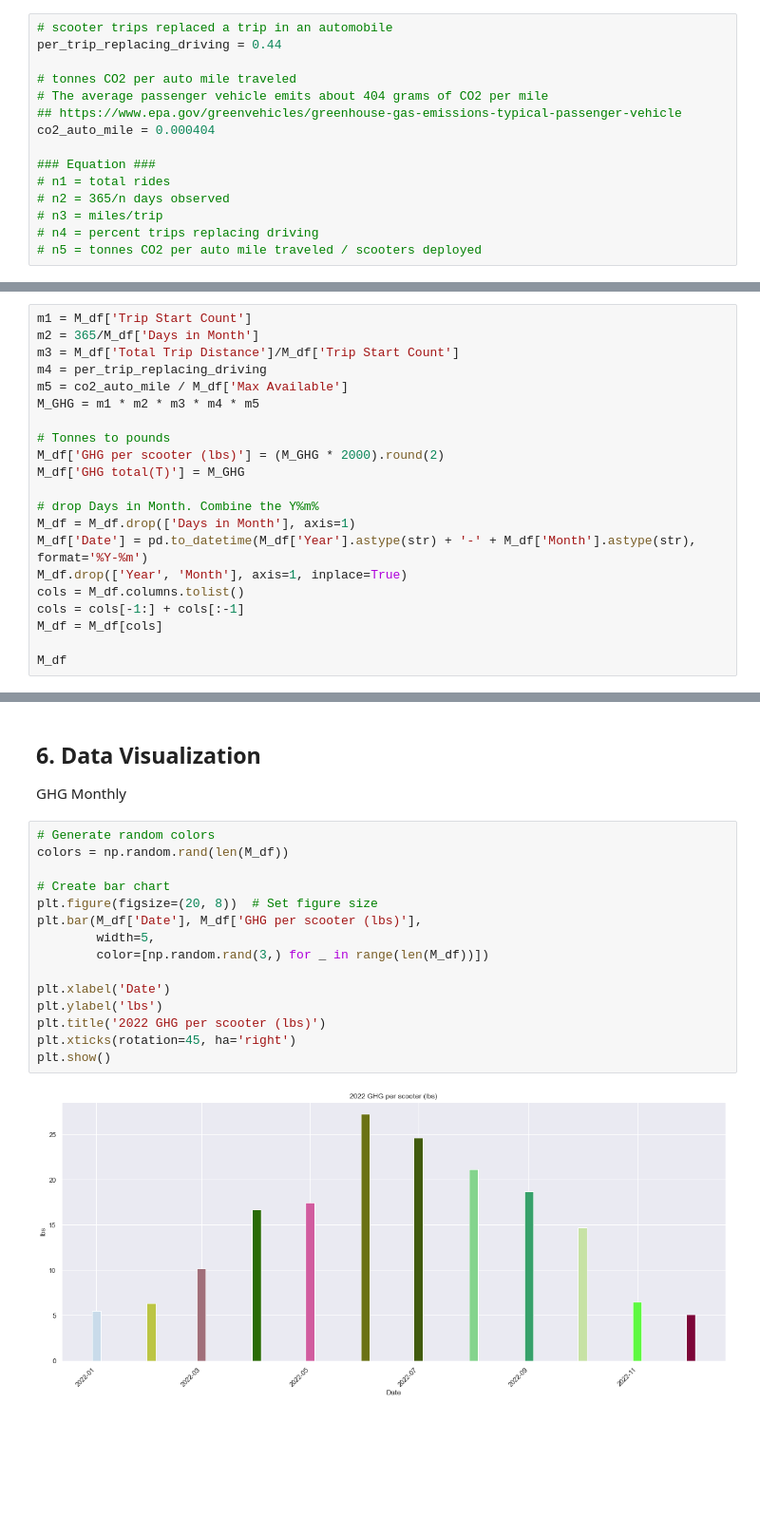
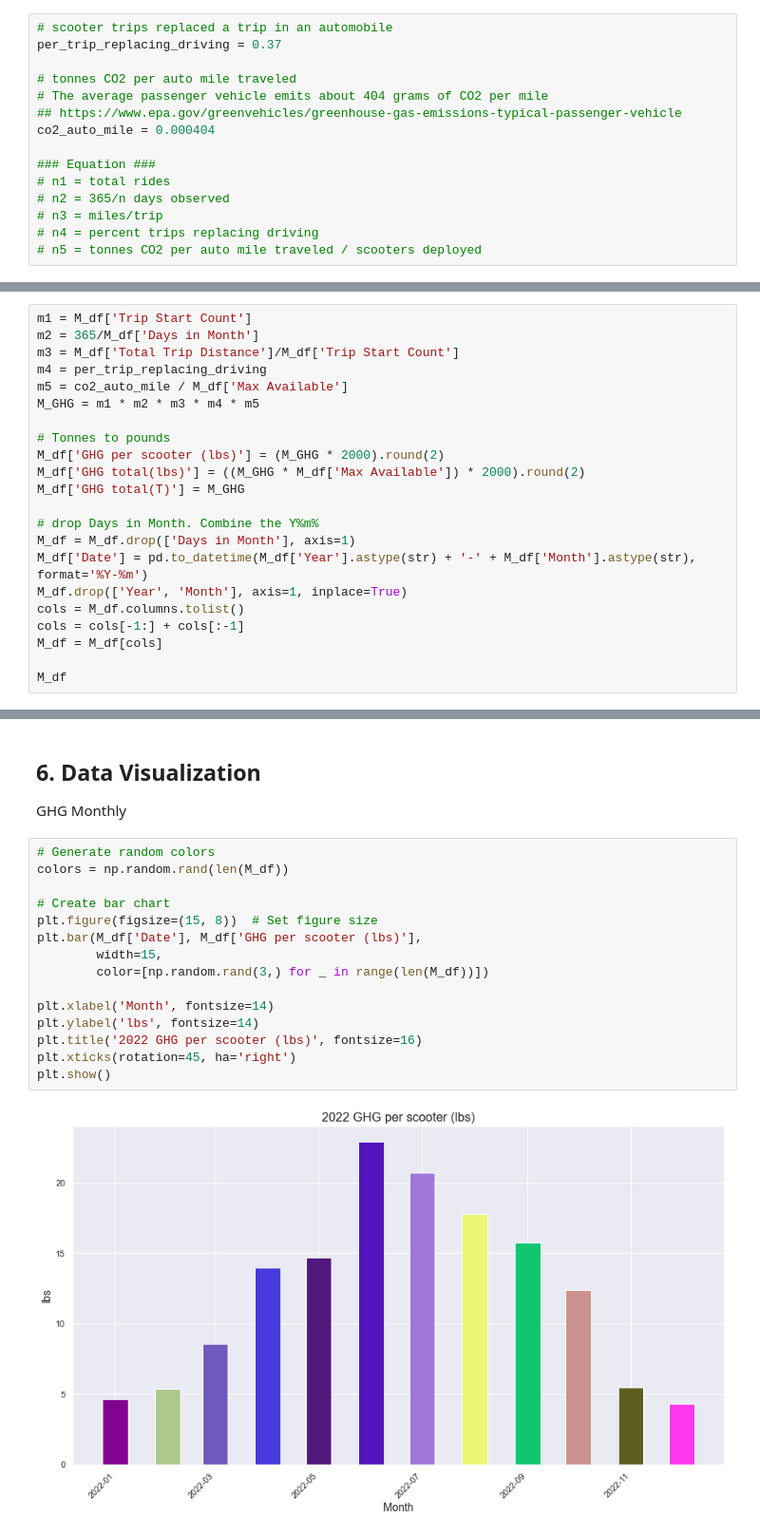
Before and after one commit to khdizon/MicroMobility-Project-KD, a Jupyter notebook: RideReport_Script.ipynb, the cells around one changed output, grey strips where cells are left out. Shown: that part at 95% size. Cells and saved outputs as stored; diff of their text form; blank space fills up the shorter version.

```diff
--- a/RideReport_Script.ipynb
+++ b/RideReport_Script.ipynb
@@ -419,7 +419,7 @@ https://learn.sharedusemobilitycenter.org/wp-content/uploads/Shared-Mobility-Ben
 - Metric ton is 1000kg == 2204 lbs
 # %%
 # scooter trips replaced a trip in an automobile
-per_trip_replacing_driving = 0.44
+per_trip_replacing_driving = 0.37
 
 # tonnes CO2 per auto mile traveled
 # The average passenger vehicle emits about 404 grams of CO2 per mile
@@ -444,6 +444,7 @@ M_GHG = m1 * m2 * m3 * m4 * m5
 
 # Tonnes to pounds
 M_df['GHG per scooter (lbs)'] = (M_GHG * 2000).round(2)
+M_df['GHG total(lbs)'] = ((M_GHG * M_df['Max Available']) * 2000).round(2)
 M_df['GHG total(T)'] = M_GHG
 
 # drop Days in Month. Combine the Y%m%
@@ -493,17 +495,17 @@ GHG Monthly
 # %%
 # Generate random colors
 colors = np.random.rand(len(M_df))
 
 # Create bar chart
-plt.figure(figsize=(20, 8))  # Set figure size
+plt.figure(figsize=(15, 8))  # Set figure size
 plt.bar(M_df['Date'], M_df['GHG per scooter (lbs)'],
-        width=5,
+        width=15,
         color=[np.random.rand(3,) for _ in range(len(M_df))])
 
-plt.xlabel('Date')
-plt.ylabel('lbs')
-plt.title('2022 GHG per scooter (lbs)')
+plt.xlabel('Month', fontsize=14)
+plt.ylabel('lbs', fontsize=14)
+plt.title('2022 GHG per scooter (lbs)', fontsize=16)
 plt.xticks(rotation=45, ha='right')
 plt.show()
 # %% [output]
-[figure, old version]
+[figure, new version]
```
Also changed, not shown: parts of 9 cells of this notebook.
